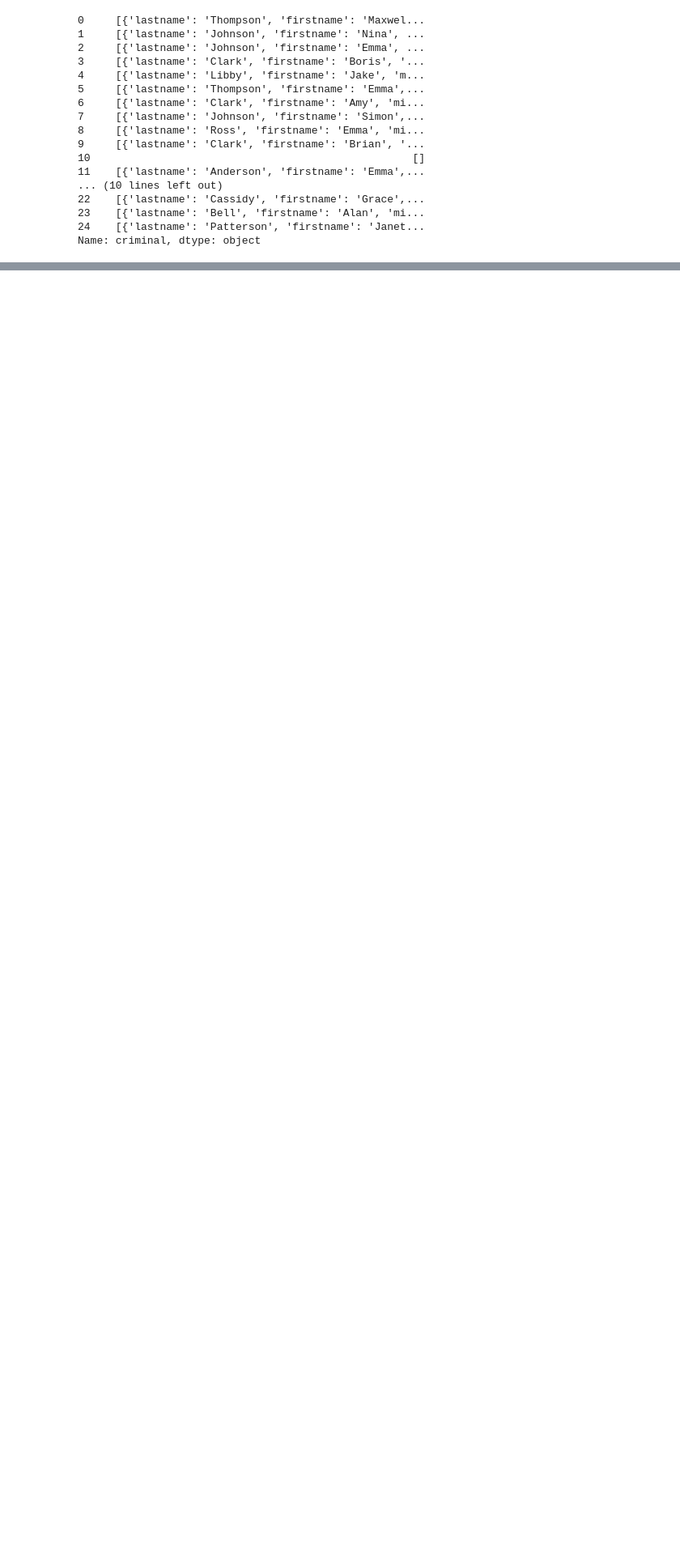
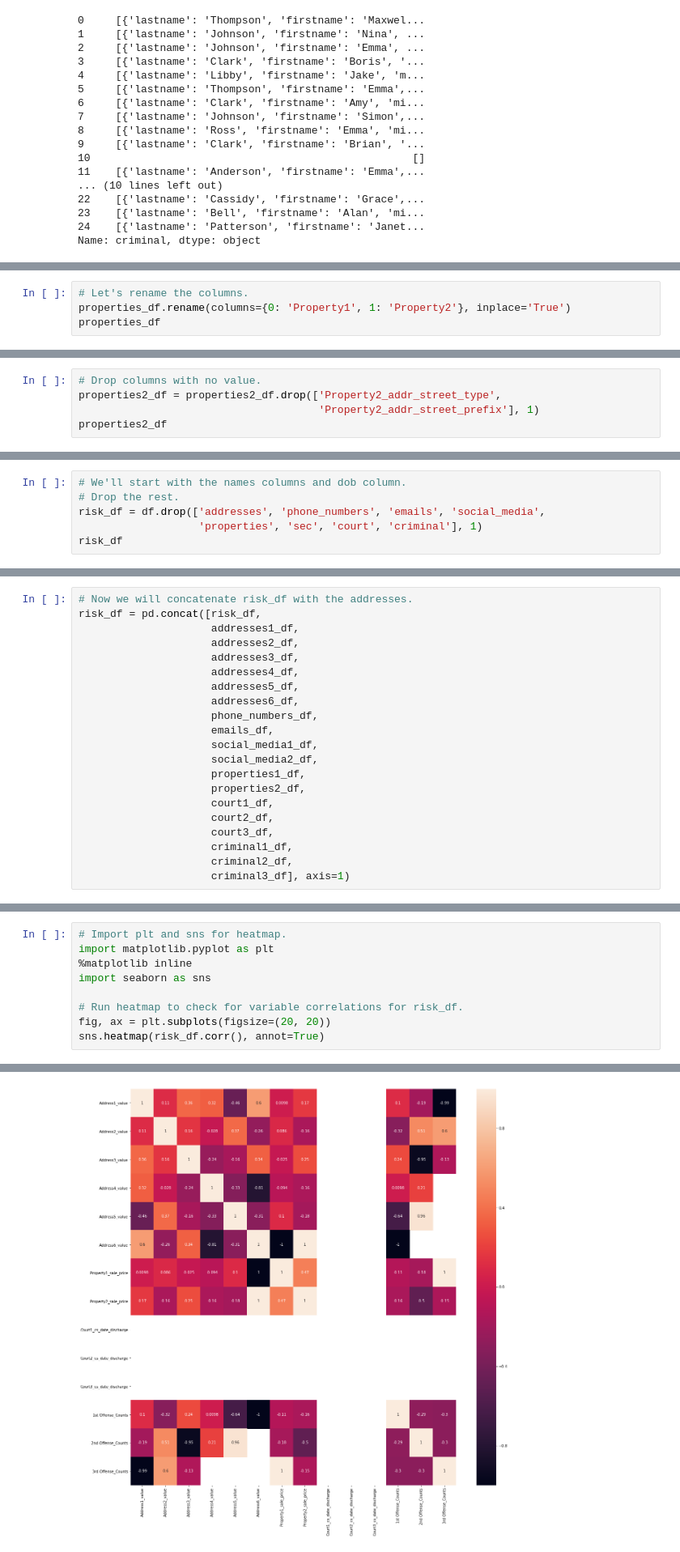
Before and after one commit to serfsup/elios-risk-exercise, a Jupyter notebook: Elios Risk Exercise.ipynb, the cells around one changed output, grey strips where cells are left out. Shown at 81% size. Cells and saved outputs as stored; diff of their text form; blank space fills up the shorter version.

```diff
--- a/Elios Risk Exercise.ipynb
+++ b/Elios Risk Exercise.ipynb
@@ -508,0 +1060,4 @@ criminal_3_df
+# %%
+# Let's rename the columns.
+properties_df.rename(columns={0: 'Property1', 1: 'Property2'}, inplace='True')
+properties_df
@@ -508,0 +1159,5 @@ criminal_3_df
+# %%
+# Drop columns with no value.
+properties2_df = properties2_df.drop(['Property2_addr_street_type',
+                                      'Property2_addr_street_prefix'], 1)
+properties2_df
@@ -508,0 +1204,6 @@ criminal_3_df
+# %%
+# We'll start with the names columns and dob column.
+# Drop the rest.
+risk_df = df.drop(['addresses', 'phone_numbers', 'emails', 'social_media',
+                   'properties', 'sec', 'court', 'criminal'], 1)
+risk_df
@@ -508,0 +1228,21 @@ criminal_3_df
+# %%
+# Now we will concatenate risk_df with the addresses.
+risk_df = pd.concat([risk_df,
+                     addresses1_df,
+                     addresses2_df,
+                     addresses3_df,
+                     addresses4_df,
+                     addresses5_df,
+                     addresses6_df,
+                     phone_numbers_df,
+                     emails_df,
+                     social_media1_df,
+                     social_media2_df,
+                     properties1_df,
+                     properties2_df,
+                     court1_df,
+                     court2_df,
+                     court3_df,
+                     criminal1_df,
+                     criminal2_df,
+                     criminal3_df], axis=1)
@@ -508,0 +1273,10 @@ criminal_3_df
+# %%
+# Import plt and sns for heatmap.
+import matplotlib.pyplot as plt
+%matplotlib inline
+import seaborn as sns
+
+# Run heatmap to check for variable correlations for risk_df.
+fig, ax = plt.subplots(figsize=(20, 20))
+sns.heatmap(risk_df.corr(), annot=True)
+# %% [output]
@@ -508,0 +1284 @@ criminal_3_df
+[figure, added]
```
Also changed, not shown: parts of 46 cells of this notebook.
